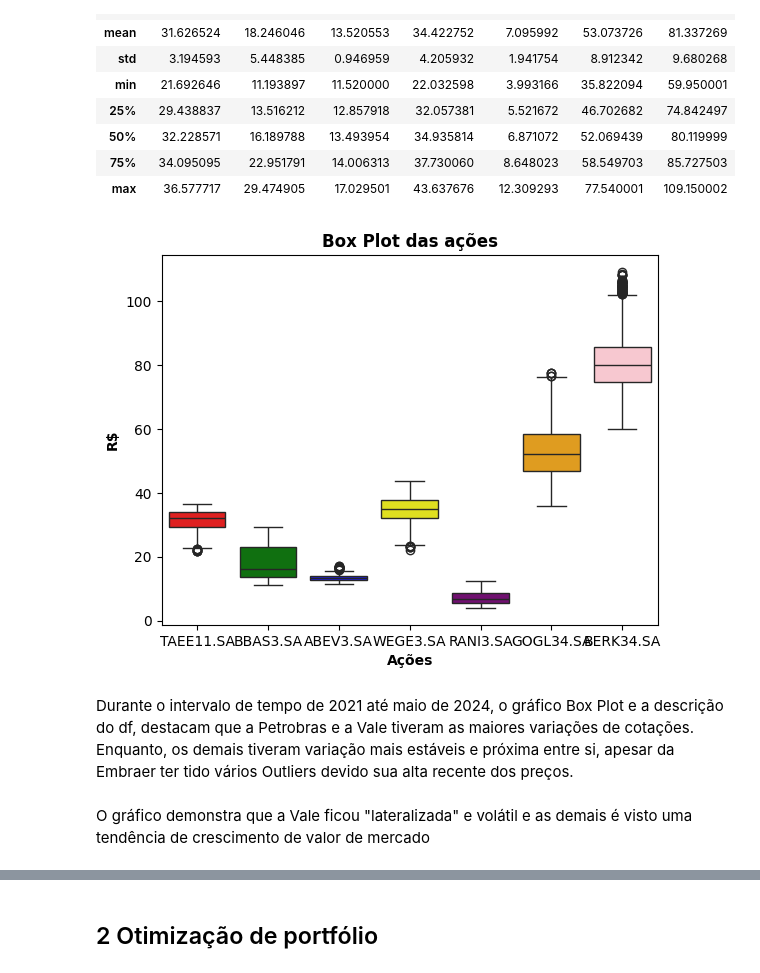
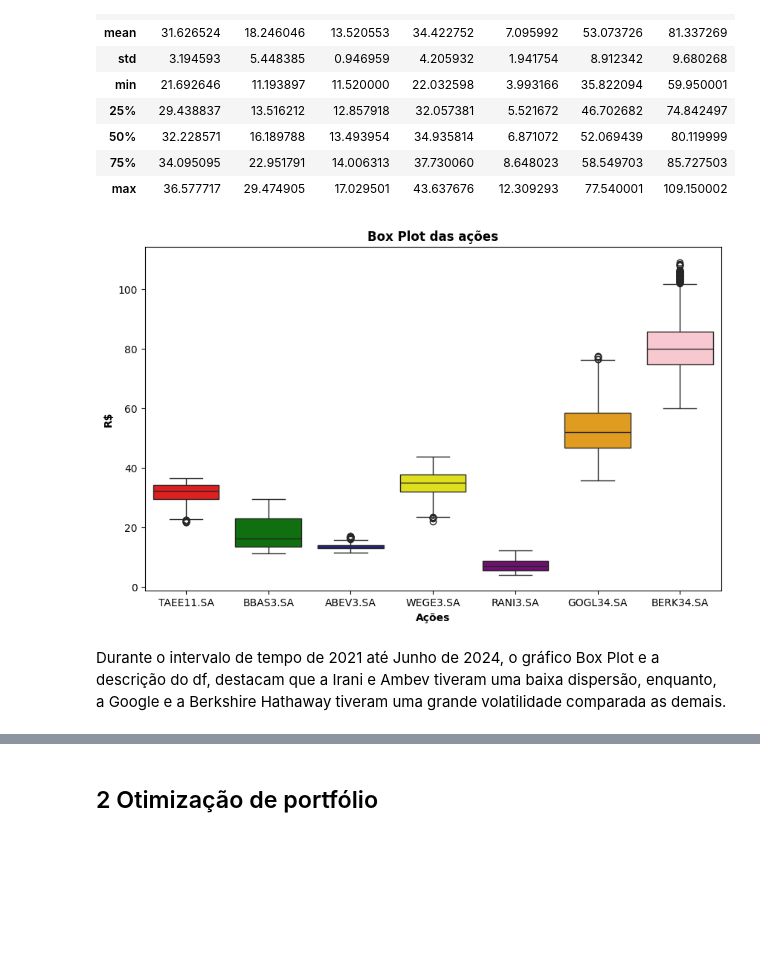
Before and after one commit to victordornelos/otimizacao_portfolio_python, a Jupyter notebook: carteira.ipynb, the cells around one changed output, grey strips where cells are left out. Saved outputs shown, nothing was run; the diff lists cells and outputs as text; code cells hidden in the pictures; blank space fills up the shorter version.

Commit message:
Corrigindo a descrição

```diff
--- a/carteira.ipynb
+++ b/carteira.ipynb
@@ -32,7 +24,7 @@ for i in acoes:
 # %%
 # Salvando DF para evitar possíveis com yfinance
-df.to_csv('carteira.csv')
-#df=pd.read_csv('carteira.csv',index_col='Date')
+#df.to_csv('carteira.csv')
+df=pd.read_csv('carteira.csv',index_col='Date')
 # %%
 # Descrição estatística dos dados
 df.describe()
@@ -49,16 +41,17 @@ df.describe()
 # %%
 # Criando Box Plot para os papéis
 cores= ["Red", "Green", "Blue", "Yellow", "Purple", "Orange", "Pink", "Brown", "Black", "White", "Gray", "Cyan", "Magenta"]
+plt.figure(figsize=(10, 6))
 sns.boxplot(data=df,palette=cores)
 plt.title('Box Plot das ações',fontweight='bold')
 plt.xlabel('Ações',fontweight='bold')
 plt.ylabel('R$',fontweight='bold')
 plt.grid(False)
 plt.show()
 # %% [output]
-[figure, old version]
+[figure, new version]
 # %% [markdown]
-Durante o intervalo de tempo de 2021 até maio de 2024, o gráfico Box Plot e a descrição do df, destacam que a Petrobras e a Vale  tiveram as maiores variações de cotações. Enquanto, os demais tiveram variação mais estáveis e próxima entre si, apesar da Embraer ter tido vários Outliers devido sua alta recente dos preços.
+Durante o intervalo de tempo de 2021 até Junho de 2024, o gráfico Box Plot e a descrição do df, destacam que a Irani e Ambev tiveram uma baixa dispersão, enquanto, a Google e a Berkshire Hathaway tiveram uma grande volatilidade comparada as demais.
 # %%
 # Criando gráfico das cotações
 figura = px.line(title = 'Histórico de cotações das ações')
@@ -74,8 +67,6 @@ figura.update_layout(
 )
 
 figura.show()
-# %% [markdown]
-O gráfico demonstra que a Vale ficou "lateralizada" e volátil e as demais é visto uma tendência de crescimento de valor de mercado
 # %%
 # Normalizando as cotações para melhor comparação dos retornos
 df_normalizado = df.copy()
```
Also changed, not shown: parts of 20 cells of this notebook.
